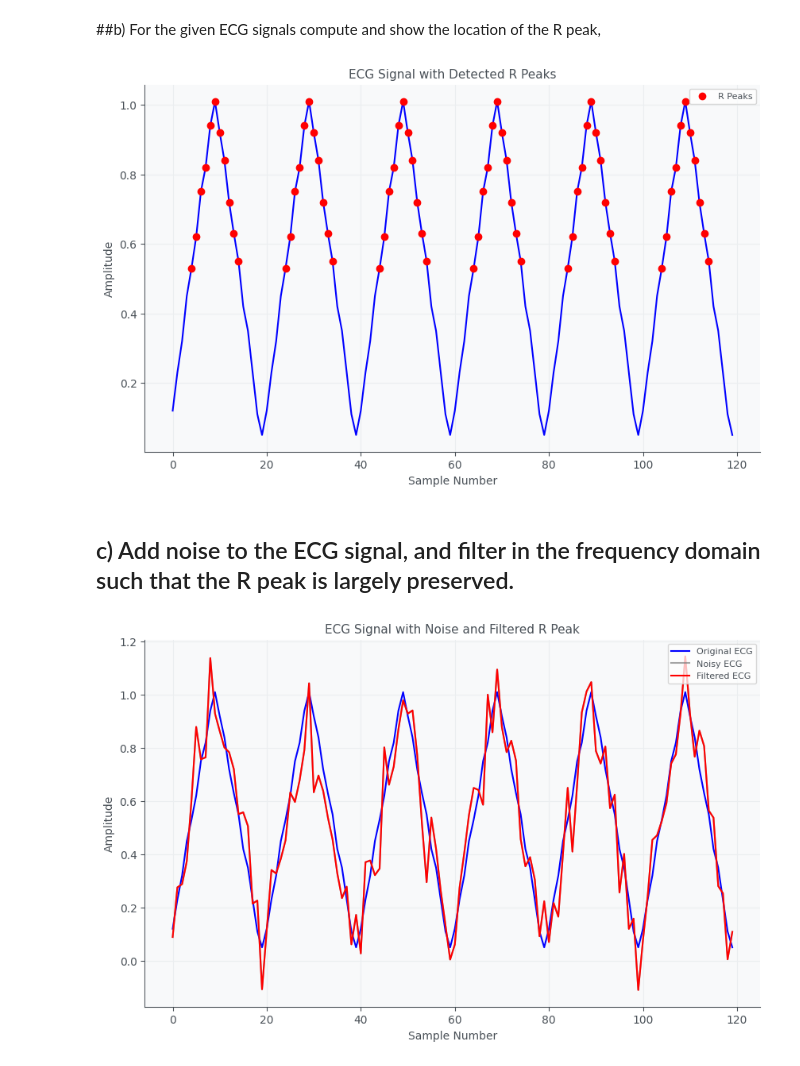
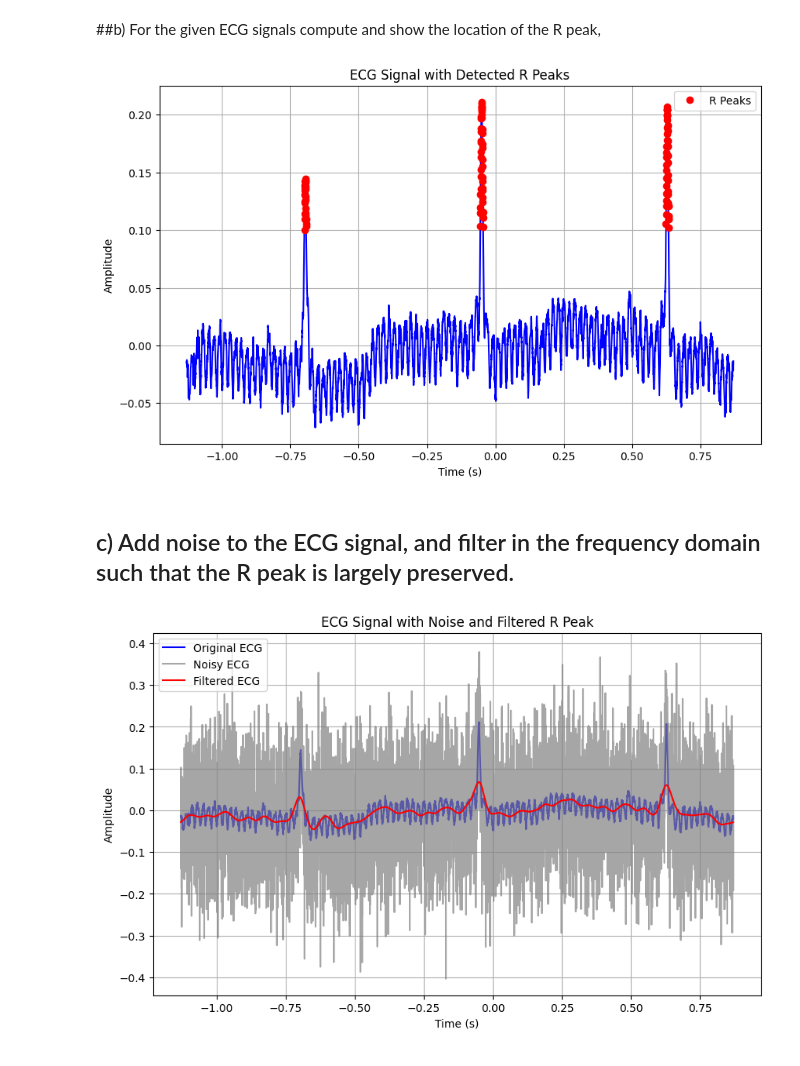
Before and after one commit to shashankkapoor/IK502_IBS, a Jupyter notebook: IK502:Assignment_1.ipynb, the cells around one changed output. Drawn from its saved outputs; the diff is of its cells as text; code cells hidden in the pictures.

```diff
--- a/IK502:Assignment_1.ipynb
+++ b/IK502:Assignment_1.ipynb
@@ -74,67 +101,71 @@ if __name__ == "__main__":
 import numpy as np
 import matplotlib.pyplot as plt
 
-# Load ECG signal data (replace with your own data)
-ecg_data = np.loadtxt("/content/drive/MyDrive/IK 502/dummy_ecg.txt")
+# Load time and amplitude data from CSV file
+data = np.loadtxt("/content/drive/MyDrive/IK 502/IK502_IBS/ecg.csv", delimiter=",", skiprows=1)
+time = data[:, 0]  # Assuming time is in the first column
+amplitude = data[:, 1]  # Assuming amplitude is in the second column
 
 # Define a threshold for peak detection
-threshold = 0.5
+threshold = 0.1
 
 # Find peaks above the threshold
-peaks = np.where(ecg_data > threshold)[0]
+peaks = np.where(amplitude > threshold)[0]
 
 # Plot ECG signal with detected R peaks
 plt.figure(figsize=(10, 6))
-plt.plot(ecg_data, color='blue')
-plt.plot(peaks, ecg_data[peaks], 'ro', markersize=6, label='R Peaks')
+plt.plot(time, amplitude, color='blue')
+plt.plot(time[peaks], amplitude[peaks], 'ro', markersize=6, label='R Peaks')
 plt.title('ECG Signal with Detected R Peaks')
-plt.xlabel('Sample Number')
+plt.xlabel('Time (s)')
 plt.ylabel('Amplitude')
 plt.legend()
 plt.grid(True)
 plt.show()
 # %% [output]
-[figure, old version]
+[figure, new version]
 # %% [markdown]
 ## c) Add noise to the ECG signal, and filter in the frequency domain such that the R peak is largely preserved.
 # %%
 import numpy as np
 import matplotlib.pyplot as plt
 
-# Load ECG signal data (replace with your own data)
-ecg_data = np.loadtxt("/content/drive/MyDrive/IK 502/dummy_ecg.txt")
+# Load time and amplitude data from CSV file
+data = np.loadtxt("/content/drive/MyDrive/IK 502/IK502_IBS/ecg.csv", delimiter=",", skiprows=1)  # Assuming the first row is header
+time = data[:, 0]
+ecg_data = data[:, 1]
 
 # Add Gaussian noise to the ECG signal
 noise_level = 0.1
 noisy_ecg_data = ecg_data + np.random.normal(0, noise_level, size=len(ecg_data))
 
 # Perform Fourier transform
 fft_ecg = np.fft.fft(noisy_ecg_data)
 
 # Define a filter to preserve the R peak
 filter_freq = 0.1  # Frequency cutoff for preserving R peak
 filter_window = 10  # Width of the frequency window for the filter
 
 # Create a frequency domain filter
-freqs = np.fft.fftfreq(len(ecg_data))
+freqs = np.fft.fftfreq(len(ecg_data), d=(time[1] - time[0]))  # Calculate frequency bin spacing based on time
 filter_mask = np.exp(-0.5 * ((freqs - filter_freq) / filter_window) ** 2)
 
 # Apply the filter
 filtered_fft_ecg = fft_ecg * filter_mask
 
 # Inverse Fourier transform
 filtered_ecg_data = np.fft.ifft(filtered_fft_ecg).real
 
 # Plot original and filtered ECG signals
 plt.figure(figsize=(10, 6))
-plt.plot(ecg_data, color='blue', label='Original ECG')
-plt.plot(noisy_ecg_data, color='gray', alpha=0.7, label='Noisy ECG')
-plt.plot(filtered_ecg_data, color='red', label='Filtered ECG')
+plt.plot(time, ecg_data, color='blue', label='Original ECG')
+plt.plot(time, noisy_ecg_data, color='gray', alpha=0.7, label='Noisy ECG')
+plt.plot(time, filtered_ecg_data, color='red', label='Filtered ECG')
 plt.title('ECG Signal with Noise and Filtered R Peak')
-plt.xlabel('Sample Number')
+plt.xlabel('Time (s)')
 plt.ylabel('Amplitude')
 plt.legend()
 plt.grid(True)
 plt.show()
 # %% [output]
-[figure, old version]
+[figure, new version]
```
Also changed, not shown: parts of 5 cells of this notebook, 1 other file.
